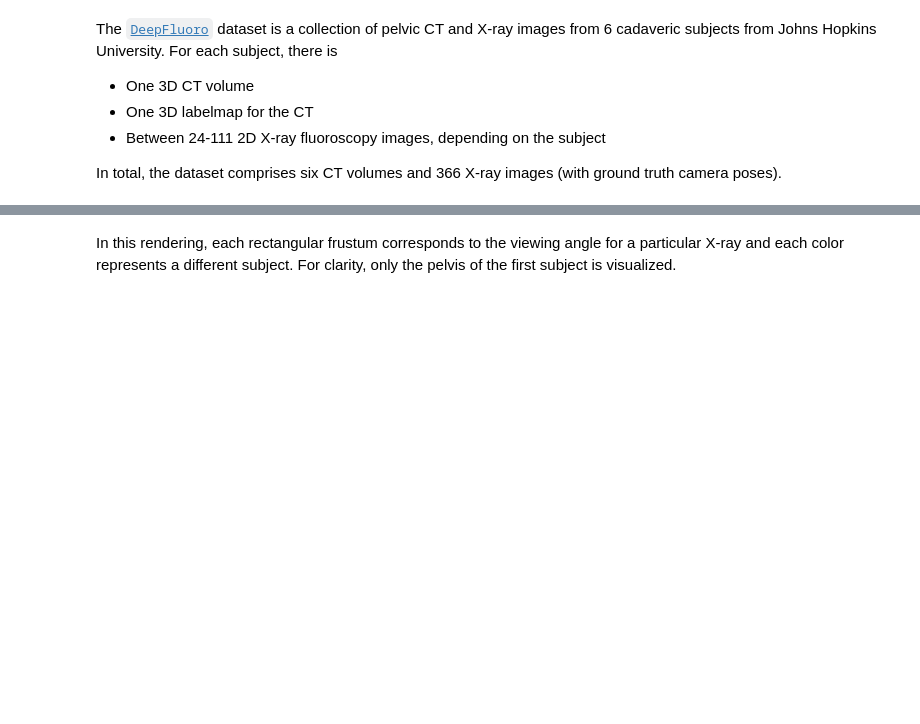
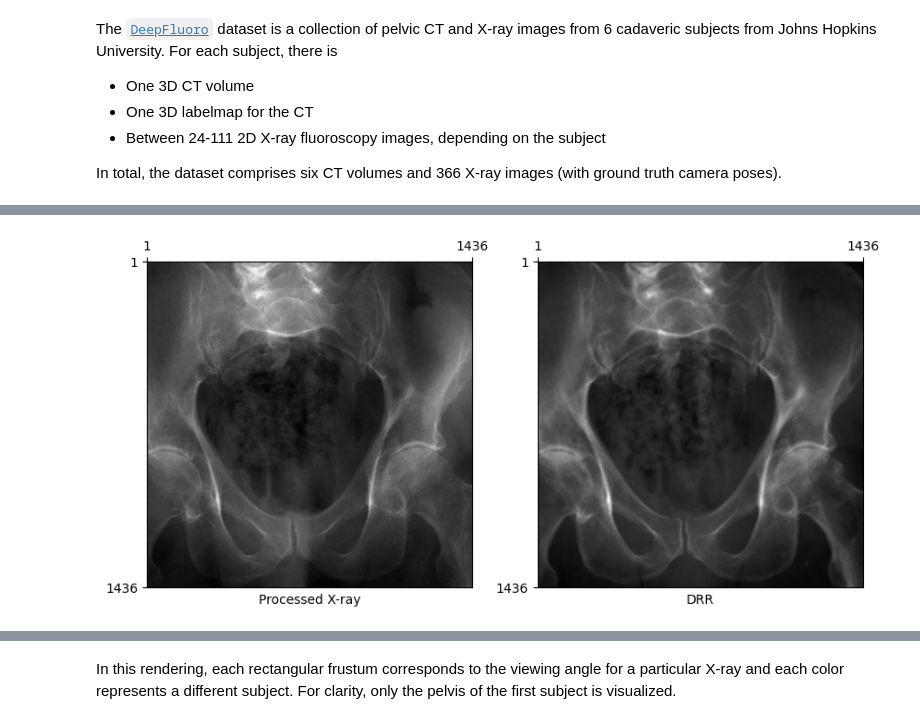
Before and after one commit to eigenvivek/DiffDRR-Datasets, a Jupyter notebook: notebooks/00_deepfluoro.ipynb, the cells around one changed output, grey strips where cells are left out. Saved outputs shown, nothing was run; the diff lists cells and outputs as text; code cells hidden in the pictures; blank space fills up the shorter version.

```diff
--- a/notebooks/00_deepfluoro.ipynb
+++ b/notebooks/00_deepfluoro.ipynb
@@ -349,0 +443,11 @@ We can use 3D plotting functions from `PyVista` available in `DiffDRR` to visual
+# %%
+#| code-fold: true
+#| eval: false
+# Get an example where the image and pose are rotated
+gt, pose = deepfluoro[34]
+img = drr(pose)
+gt, img = transform(gt), transform(img)
+plot_drr(torch.concat([gt, img]), title=["Processed X-ray", "DRR"])
+plt.show()
+# %% [output]
+[figure, added]
```
Also changed, not shown: parts of 41 cells of this notebook, 1 other file.
